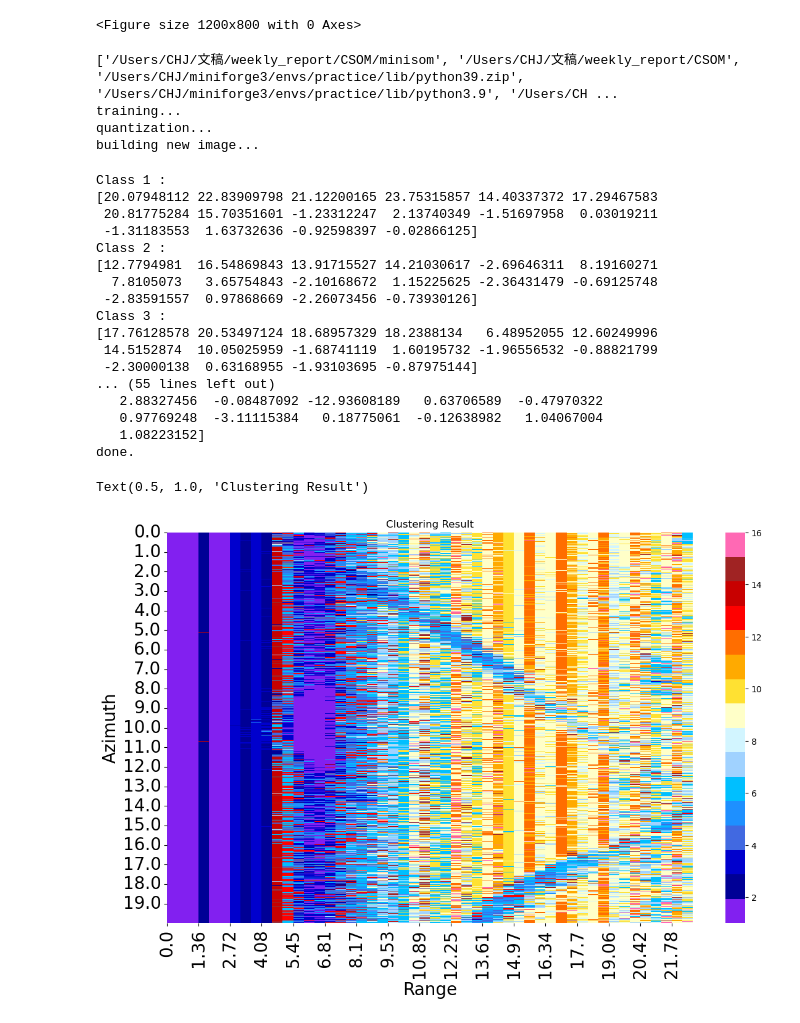
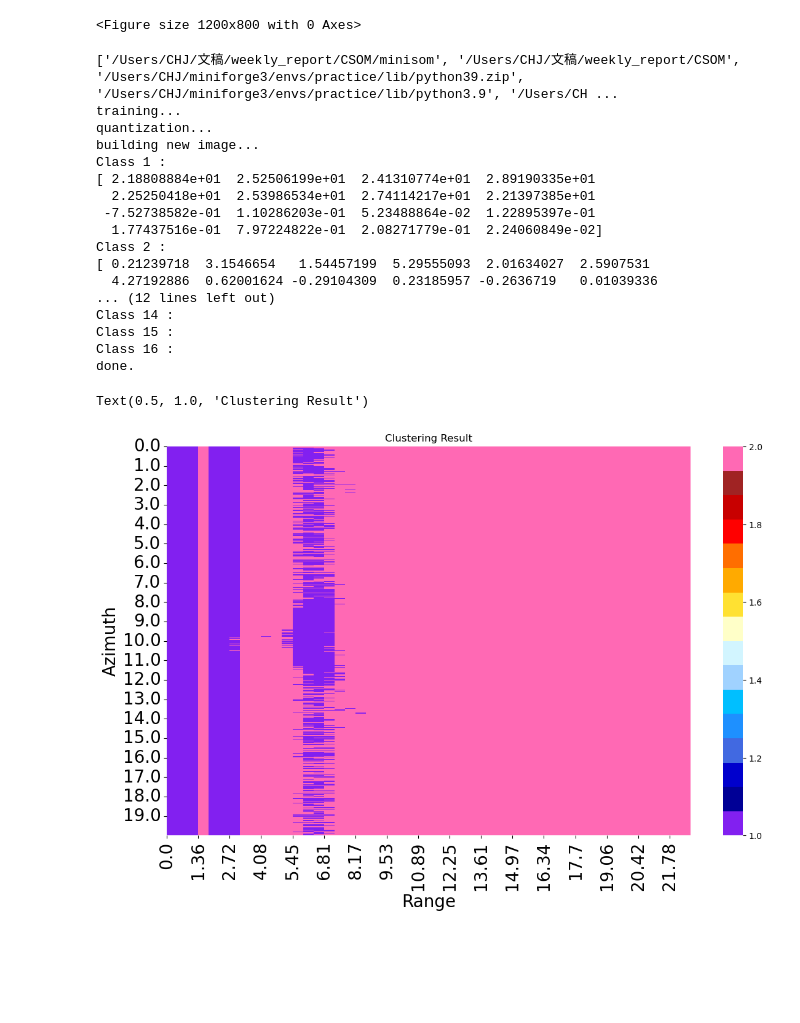
Before and after one commit to 944750720/CSOM, a Jupyter notebook: minisom_cluster_8ch_ring.ipynb, the cells around one changed output. Cells and saved outputs as stored; diff of their text form; code cells hidden in the pictures; blank space fills up the shorter version.

Commit message:
modified ring som and completed CSOM

```diff
--- a/minisom_cluster_8ch_ring.ipynb
+++ b/minisom_cluster_8ch_ring.ipynb
@@ -105,11 +105,11 @@ import minisom_ring
 pixels = amp_phase_16_column
 # SOM initialization and training
 print('training...')
-som = minisom_ring.MiniSom_ring(16, 16, sigma=3.,
-              learning_rate=0.9, neighborhood_function='bubble')  # 16x16 = 256 final colors
+som = minisom_ring.MiniSom_ring(2, 16, sigma=0.,
+              learning_rate=0.01, neighborhood_function='bubble')  # 16x16 = 256 final colors
 som.random_weights_init(pixels)
 starting_weights = som.get_weights().copy()  # Saving the starting weights
-som.train_ring(pixels, 5, random_order=True, verbose=False, use_epochs=True)
+som.train_ring(pixels, 1500000, random_order=True, verbose=False, use_epochs=False)
 
 print('quantization...')
 qnt = som.quantization(pixels)  # Quantize each pixels of the image
@@ -190,49 +190,45 @@ print('done.')
 #     plt.tight_layout()
 #     plt.xlabel("Range")
 #     plt.ylabel("Azimuth")
 #     plt.title("Clustering Result")
 #     plt.savefig('phase_' +str(j)+ ".pdf", format = "pdf", bbox_inches = 'tight')
 
 all_font = 20
 plt.figure(figsize=(12, 8))
 # my_cmap = cmaps.precip2_15lev
 # my_cmap.set_under('w')
 sns.heatmap(class_labels, cmap=cmaps.amwg_blueyellowred)
 name = ["", "range [m]", "azimuth [s]"]
 dx = d_tau * light_speed / 2 / 2
 dy = 0.01
 x_step = int(rg_len / 25) + 1
 y_step = int(az_len / 20)
 plt.xticks(np.arange(0, rg_e_index - rg_s_index, step = x_step), np.round(np.arange(rg_s_index * dx, rg_e_index * dx, step = dx * x_step), 2), fontsize = all_font, rotation = 90)
 plt.yticks(np.arange(0, az_e_index - az_s_index, step = y_step), np.round(np.arange(az_s_index * dy, az_e_index * dy, step = dy * y_step), 2), fontsize = all_font)
 plt.title(name[0])
 plt.xlabel(name[1], fontsize = all_font)
 plt.ylabel(name[2], fontsize = all_font)
 plt.tight_layout()
 plt.xlabel("Range")
 plt.ylabel("Azimuth")
 plt.title("Clustering Result")
 # %% [output]
 ['/Users/CHJ/文稿/weekly_report/CSOM/minisom', '/Users/CHJ/文稿/weekly_report/CSOM', '/Users/CHJ/miniforge3/envs/practice/lib/python39.zip', '/Users/CHJ/miniforge3/envs/practice/lib/python3.9', '/Users/CH ...
 training...
 quantization...
 building new image...
+Class 1 :
+[ 2.18808884e+01  2.52506199e+01  2.41310774e+01  2.89190335e+01
+  2.25250418e+01  2.53986534e+01  2.74114217e+01  2.21397385e+01
+ -7.52738582e-01  1.10286203e-01  5.23488864e-02  1.22895397e-01
+  1.77437516e-01  7.97224822e-01  2.08271779e-01  2.24060849e-02]
+Class 2 :
+[ 0.21239718  3.1546654   1.54457199  5.29555093  2.01634027  2.5907531
+  4.27192886  0.62001624 -0.29104309  0.23185957 -0.2636719   0.01039336
+... (12 lines left out)
+Class 14 :
+Class 15 :
+Class 16 :
+done.
-Class 1 :
-[20.07948112 22.83909798 21.12200165 23.75315857 14.40337372 17.29467583
- 20.81775284 15.70351601 -1.23312247  2.13740349 -1.51697958  0.03019211
- -1.31183553  1.63732636 -0.92598397 -0.02866125]
-Class 2 :
-[12.7794981  16.54869843 13.91715527 14.21030617 -2.69646311  8.19160271
-  7.8105073   3.65754843 -2.10168672  1.15225625 -2.36431479 -0.69125748
- -2.83591557  0.97868669 -2.26073456 -0.73930126]
-Class 3 :
-[17.76128578 20.53497124 18.68957329 18.2388134   6.48952055 12.60249996
- 14.5152874  10.05025959 -1.68741119  1.60195732 -1.96556532 -0.88821799
- -2.30000138  0.63168955 -1.93103695 -0.87975144]
-... (55 lines left out)
-   2.88327456  -0.08487092 -12.93608189   0.63706589  -0.47970322
-   0.97769248  -3.11115384   0.18775061  -0.12638982   1.04067004
-   1.08223152]
-done.
+Text(0.5, 1.0, 'Clustering Result')
-Text(0.5, 1.0, 'Clustering Result')
-[figure, old version]
+[figure, new version]
```
Also changed, not shown: parts of 3 cells of this notebook, 2 other files.
